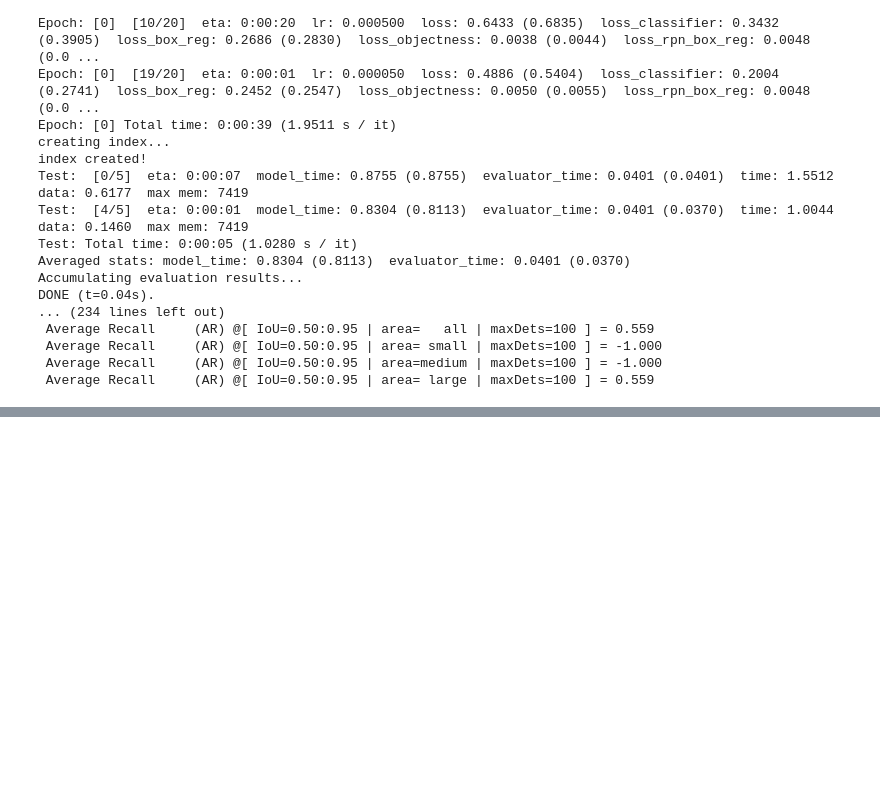
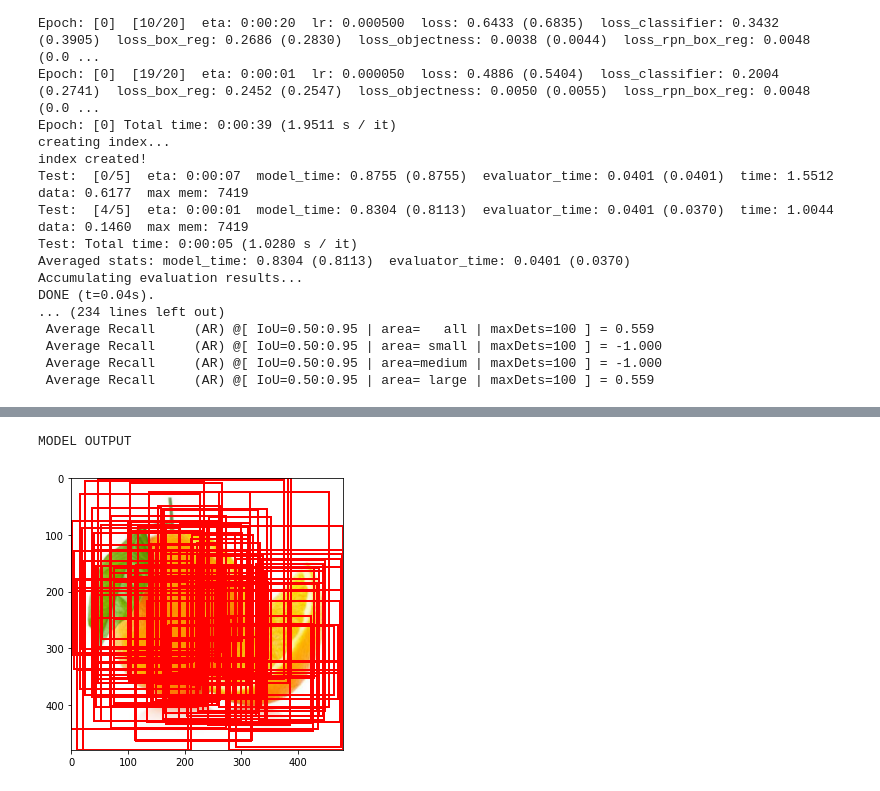
Before and after one commit to skj092/Object-Detection, a Jupyter notebook: pytorch_faster_rcnn.ipynb, the cells around one changed output, grey strips where cells are left out. Cells and saved outputs as stored; diff of their text form; code cells hidden in the pictures; blank space fills up the shorter version.

```diff
--- a/pytorch_faster_rcnn.ipynb
+++ b/pytorch_faster_rcnn.ipynb
@@ -377,0 +415,6 @@ DONE (t=0.04s).
+# %%
+print('MODEL OUTPUT')
+plot_img_bbox(torch_to_pil(img), prediction)
+# %% [output]
+MODEL OUTPUT
+[figure, added]
```
Also changed, not shown: parts of 5 cells of this notebook.
